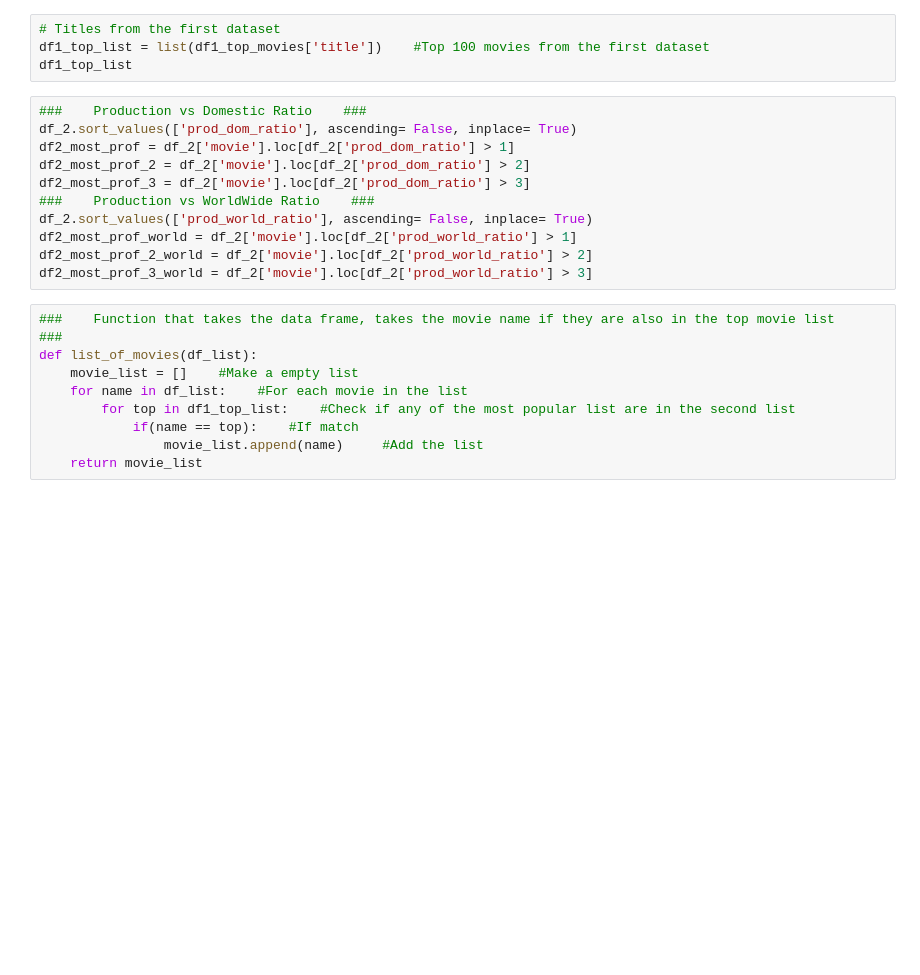
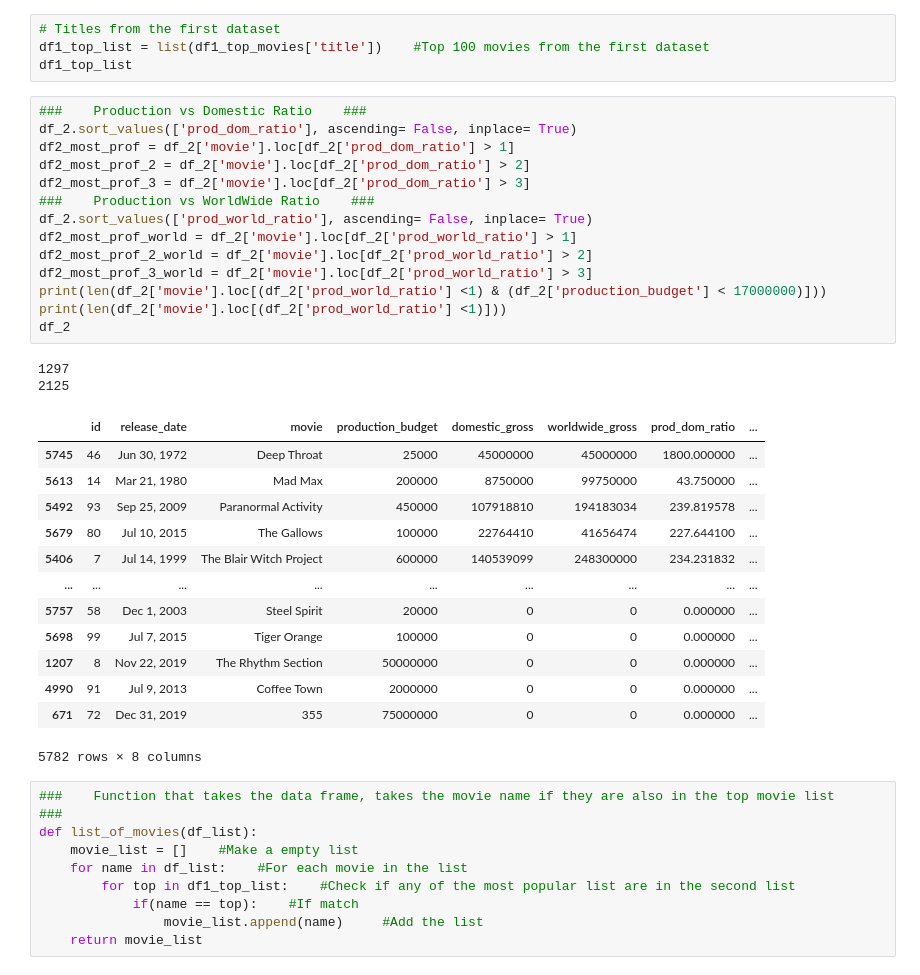
Before and after one commit to Tommyphung1/Movie_Anaylsis_for_Profit-, a Jupyter notebook: movie_code.ipynb, the cells around one changed output. Saved outputs shown, nothing was run; the diff lists cells and outputs as text; blank space fills up the shorter version.

```diff
--- a/movie_code.ipynb
+++ b/movie_code.ipynb
@@ -174,14 +175,33 @@ df1_top_list
 # %%
 ###    Production vs Domestic Ratio    ###
 df_2.sort_values(['prod_dom_ratio'], ascending= False, inplace= True)
 df2_most_prof = df_2['movie'].loc[df_2['prod_dom_ratio'] > 1]
 df2_most_prof_2 = df_2['movie'].loc[df_2['prod_dom_ratio'] > 2]
 df2_most_prof_3 = df_2['movie'].loc[df_2['prod_dom_ratio'] > 3]
 ###    Production vs WorldWide Ratio    ###
 df_2.sort_values(['prod_world_ratio'], ascending= False, inplace= True)
 df2_most_prof_world = df_2['movie'].loc[df_2['prod_world_ratio'] > 1]
 df2_most_prof_2_world = df_2['movie'].loc[df_2['prod_world_ratio'] > 2]
 df2_most_prof_3_world = df_2['movie'].loc[df_2['prod_world_ratio'] > 3]
+print(len(df_2['movie'].loc[(df_2['prod_world_ratio'] <1) & (df_2['production_budget'] < 17000000)]))
+print(len(df_2['movie'].loc[(df_2['prod_world_ratio'] <1)]))
+df_2
+# %% [output]
+1297
+2125
+|  | id | release_date | movie | production_budget | domestic_gross | worldwide_gross | prod_dom_ratio | ... |
+| 5745 | 46 | Jun 30, 1972 | Deep Throat | 25000 | 45000000 | 45000000 | 1800.000000 | ... |
+| 5613 | 14 | Mar 21, 1980 | Mad Max | 200000 | 8750000 | 99750000 | 43.750000 | ... |
+| 5492 | 93 | Sep 25, 2009 | Paranormal Activity | 450000 | 107918810 | 194183034 | 239.819578 | ... |
+| 5679 | 80 | Jul 10, 2015 | The Gallows | 100000 | 22764410 | 41656474 | 227.644100 | ... |
+| 5406 | 7 | Jul 14, 1999 | The Blair Witch Project | 600000 | 140539099 | 248300000 | 234.231832 | ... |
+| ... | ... | ... | ... | ... | ... | ... | ... | ... |
+| 5757 | 58 | Dec 1, 2003 | Steel Spirit | 20000 | 0 | 0 | 0.000000 | ... |
+| 5698 | 99 | Jul 7, 2015 | Tiger Orange | 100000 | 0 | 0 | 0.000000 | ... |
+| 1207 | 8 | Nov 22, 2019 | The Rhythm Section | 50000000 | 0 | 0 | 0.000000 | ... |
+| 4990 | 91 | Jul 9, 2013 | Coffee Town | 2000000 | 0 | 0 | 0.000000 | ... |
+| 671 | 72 | Dec 31, 2019 | 355 | 75000000 | 0 | 0 | 0.000000 | ... |
+5782 rows × 8 columns
 # %%
 ###    Function that takes the data frame, takes the movie name if they are also in the top movie list    ###
 def list_of_movies(df_list):
```
Also changed, not shown: parts of 21 cells of this notebook.
